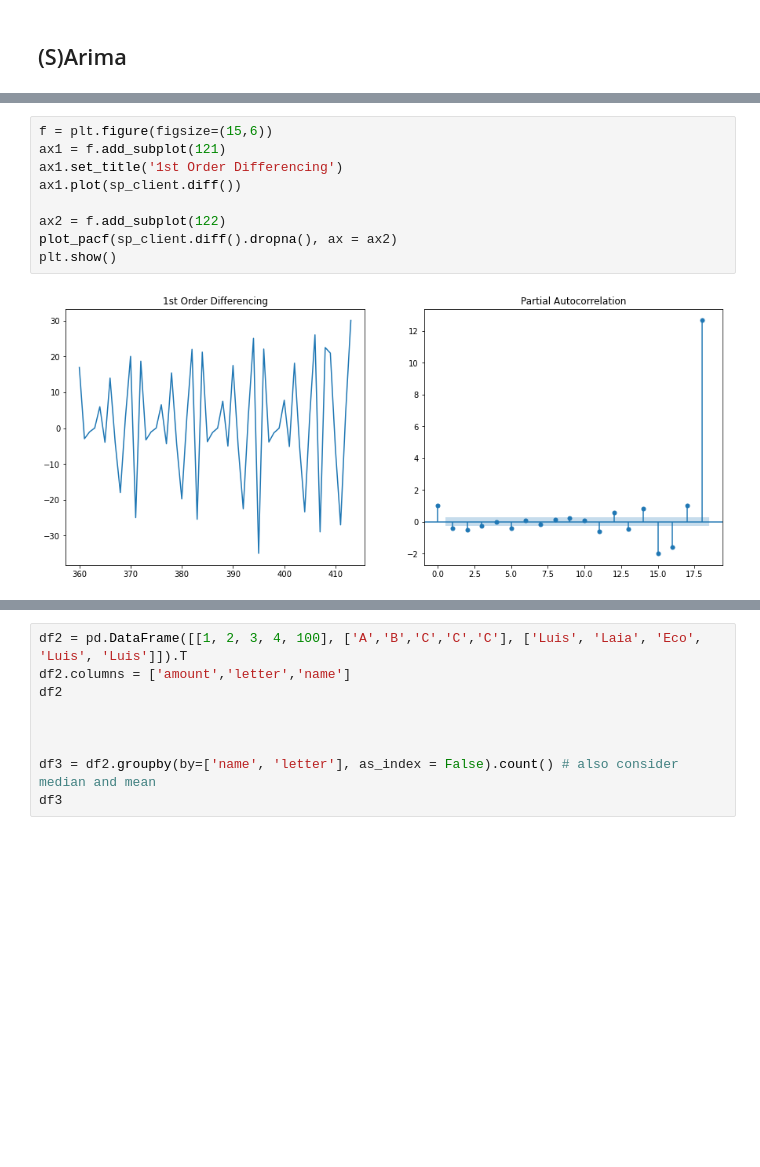
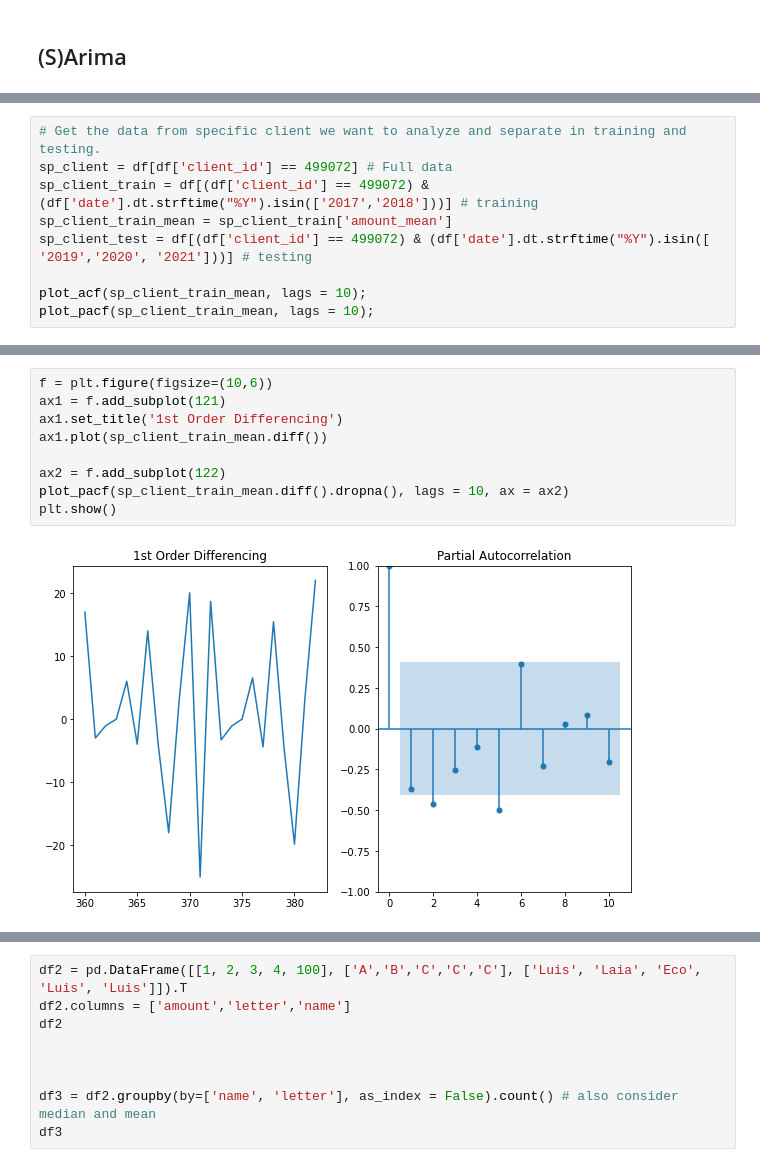
Before and after one commit to luismarcoslc/anomaly_detection, a Jupyter notebook: anomaly_detection.ipynb, the cells around one changed output, grey strips where cells are left out. Cells and saved outputs as stored; diff of their text form; blank space fills up the shorter version.

```diff
--- a/anomaly_detection.ipynb
+++ b/anomaly_detection.ipynb
@@ -589,0 +577,9 @@ plot_pacf(sp_client);
+# %%
+# Get the data from specific client we want to analyze and separate in training and testing.
+sp_client = df[df['client_id'] == 499072] # Full data
+sp_client_train = df[(df['client_id'] == 499072) & (df['date'].dt.strftime("%Y").isin(['2017','2018']))] # training
+sp_client_train_mean = sp_client_train['amount_mean']
+sp_client_test = df[(df['client_id'] == 499072) & (df['date'].dt.strftime("%Y").isin([ '2019','2020', '2021']))] # testing
+
+plot_acf(sp_client_train_mean, lags = 10);
+plot_pacf(sp_client_train_mean, lags = 10);
@@ -590,14 +589,14 @@ plot_pacf(sp_client);
 # %%
-f = plt.figure(figsize=(15,6))
+f = plt.figure(figsize=(10,6))
 ax1 = f.add_subplot(121)
 ax1.set_title('1st Order Differencing')
-ax1.plot(sp_client.diff())
+ax1.plot(sp_client_train_mean.diff())
 
 ax2 = f.add_subplot(122)
-plot_pacf(sp_client.diff().dropna(), ax = ax2)
+plot_pacf(sp_client_train_mean.diff().dropna(), lags = 10, ax = ax2)
 plt.show()
 # %% [output]
-[figure, old version]
+[figure, new version]
 # %%
 f = plt.figure(figsize=(10,6))
 ax1 = f.add_subplot(121)
```
Also changed, not shown: parts of 38 cells of this notebook.
